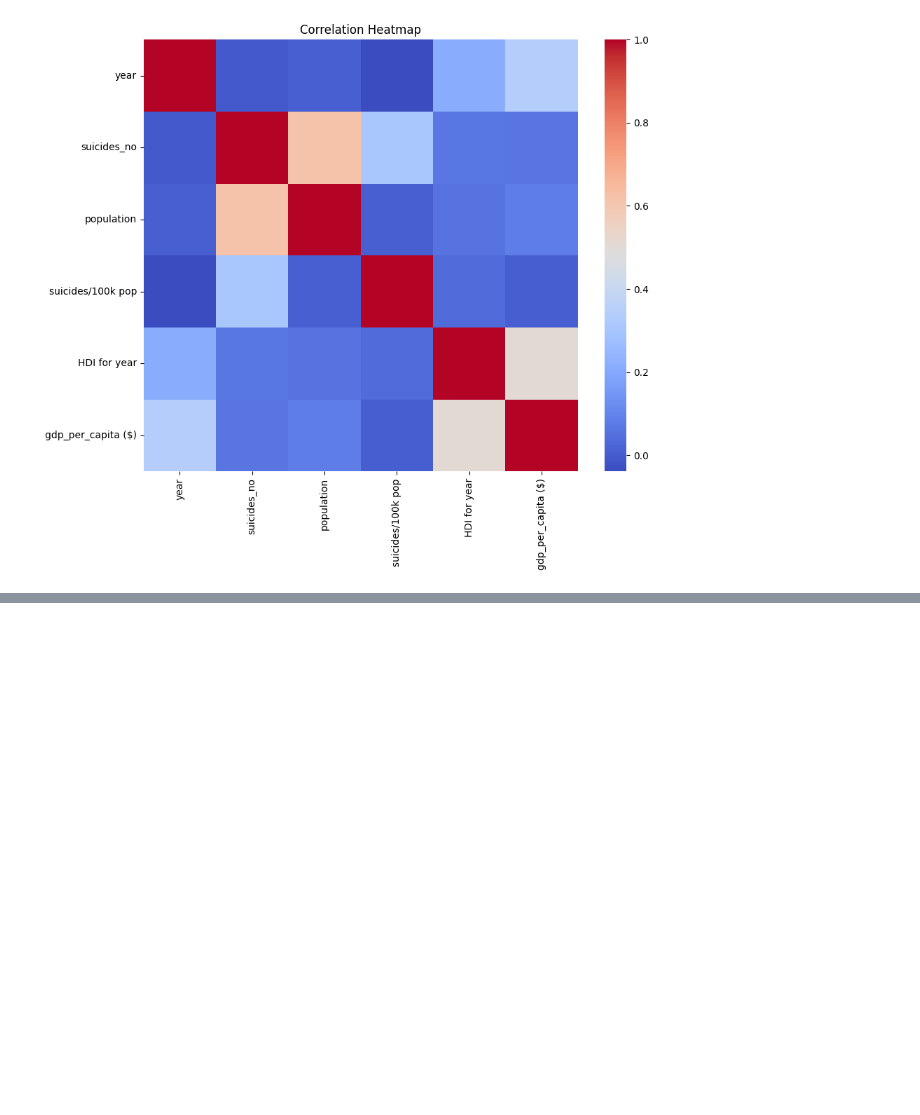
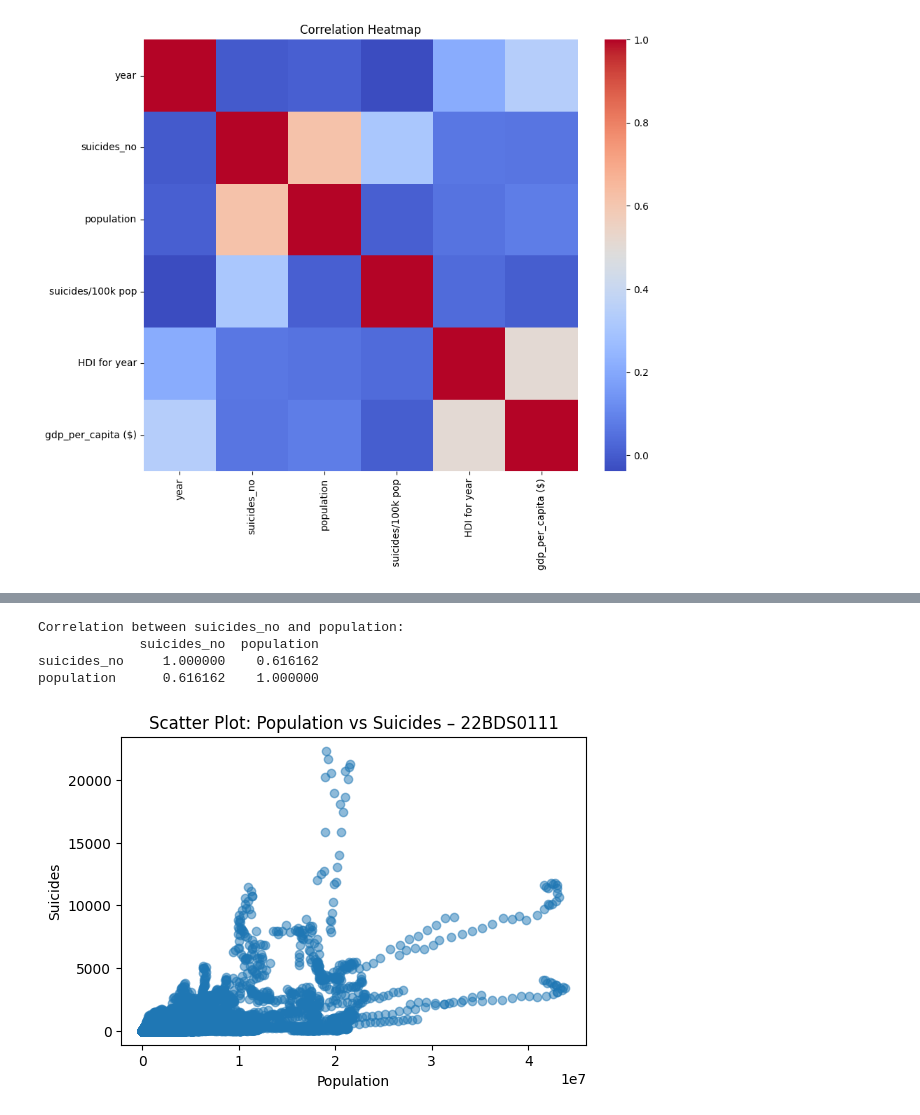
Before and after one commit to Ashwin-S-Narayanan-2005/BCSE331L-Exploratory-Data-Analysis-Course-Project, a Jupyter notebook: 22BDS0111.ipynb, the cells around one changed output, grey strips where cells are left out. Drawn from its saved outputs; the diff is of its cells as text; code cells hidden in the pictures; blank space fills up the shorter version.

```diff
--- a/22BDS0111.ipynb
+++ b/22BDS0111.ipynb
@@ -200,0 +362,17 @@ plt.show()
+# %%
+if 'population' in df.columns:
+    print("\nCorrelation between suicides_no and population:")
+    print(df[['suicides_no','population']].corr())
+
+    plt.figure(figsize=(6,4))
+    plt.scatter(df['population'], df['suicides_no'], alpha=0.5)
+    plt.xlabel("Population")
+    plt.ylabel("Suicides")
+    plt.title("Scatter Plot: Population vs Suicides – 22BDS0111")
+    plt.show()
+# %% [output]
+Correlation between suicides_no and population:
+             suicides_no  population
+suicides_no     1.000000    0.616162
+population      0.616162    1.000000
+[figure, added]
```
Also changed, not shown: parts of 37 cells of this notebook.
